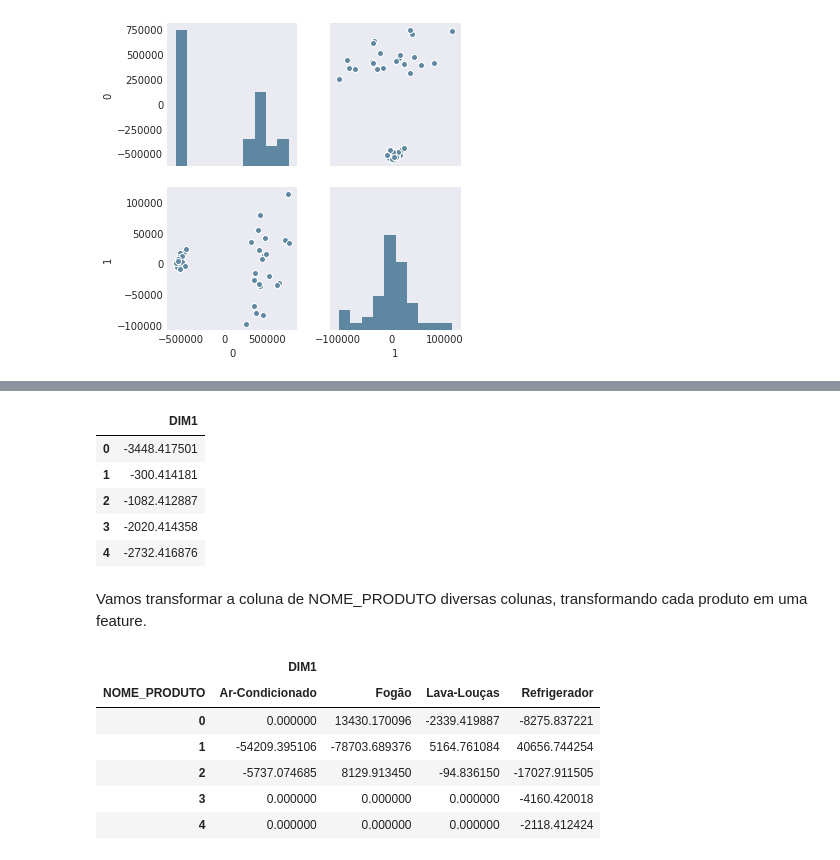
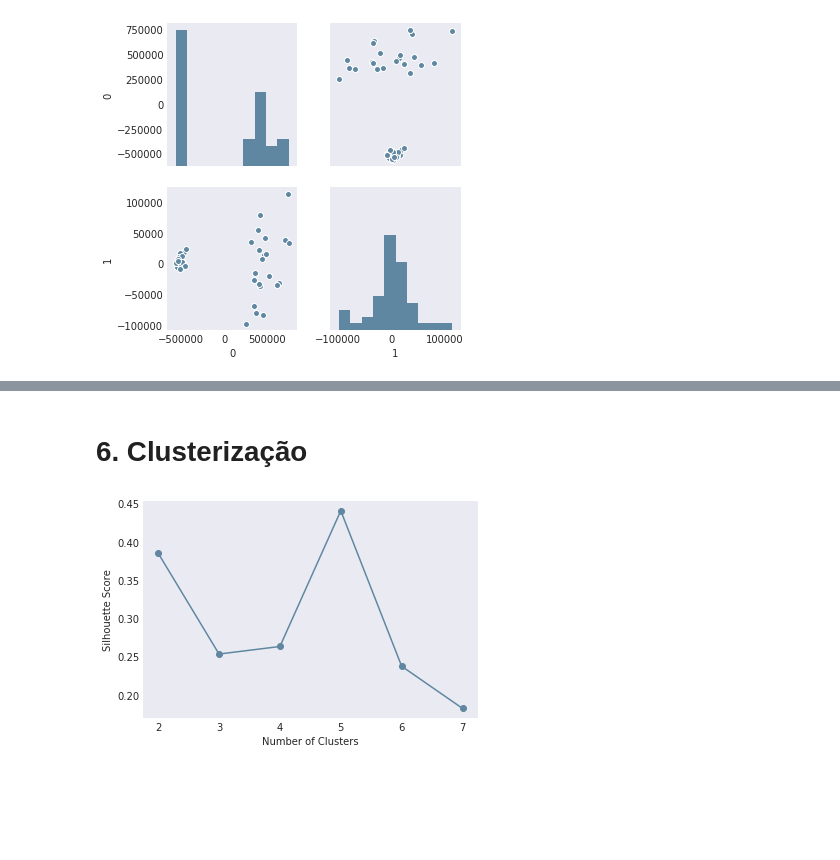
Before and after one commit to davibarreira/GPDPyBox, a Jupyter notebook: DataManipulation.ipynb, the cells around one changed output, grey strips where cells are left out. Cells and saved outputs as stored; diff of their text form; code cells hidden in the pictures; blank space fills up the shorter version.

Commit message:
chore: Clustering added

```diff
--- a/DataManipulation.ipynb
+++ b/DataManipulation.ipynb
@@ -543,3 +543,57 @@ components
 | NOME_PRODUTO | Ar-Condicionado | Fogão | Lava-Louças | Refrigerador | Ar-Condicionado | Fogão | Lava-Louças | ... |
 | Dimension 1 | 0.1406 | 0.2570 | 0.4239 | 0.857 | 0.0003 | 0.0005 | 0.0005 | ... |
 | Dimension 2 | -0.2207 | -0.8989 | 0.3554 | 0.130 | -0.0004 | -0.0017 | 0.0004 | ... |
+# %% [markdown]
+# 6. Clusterização
+# %%
+# TODO: Apply your clustering algorithm of choice to the reduced data
+from sklearn.mixture import GaussianMixture
+from sklearn.cluster import MiniBatchKMeans
+from sklearn.metrics import silhouette_score
+from matplotlib import pyplot as plt
+
+silhouette = np.zeros(len(range(2,8)))
+for i in range(2,8):
+#     clusterer = GaussianMixture(n_components=i)
+    clusterer = MiniBatchKMeans(n_clusters=i)
+    clusterer.fit(data_reduced)
+
+    # TODO: Predict the cluster for each data point
+    preds = clusterer.predict(data_reduced)
+
+    # TODO: Find the cluster centers
+    centers = clusterer.cluster_centers_
+#     centers = clusterer.means_
+
+    # TODO: Predict the cluster for each transformed sample data point
+    sample_preds = clusterer.predict(data_reduced)
+
+    # TODO: Calculate the mean silhouette coefficient for the number of clusters chosen
+    score = silhouette_score(data_reduced,labels=preds,metric='mahalanobis')
+    silhouette[i-2]=score
+plt.figure(figsize=(6,4))
+plt.plot(range(2,8),silhouette,'-o')
+plt.xlabel('Number of Clusters')
+plt.ylabel('Silhouette Score')
+
+#Best clustering
+
+# clusterer = GMM(n_components=2)
+clusterer = MiniBatchKMeans(n_clusters=2)
+clusterer.fit(data_reduced)
+
+# # TODO: Predict the cluster for each data point
+preds = clusterer.predict(data_reduced)
+centers = clusterer.cluster_centers_
+
+# # TODO: Find the cluster centers
+# centers = clusterer.means_
+
+# # TODO: Predict the cluster for each transformed sample data point
+# sample_preds = clusterer.predict(pca_samples)
+
+# # TODO: Calculate the mean silhouette coefficient for the number of clusters chosen
+# score = silhouette_score(data_reduced,labels=preds,metric='mahalanobis')
+# print('Score with two clusters = ', score)
+# %% [output]
+[figure, added]
@@ -546,10 +602,2 @@ components
 # %%
-data_reduced.columns = ['DIM1']
-data_reduced.head()
+data_reduced.columns = ["DIM1","DIM2",'CLUSTER']
-# %% [output]
-|  | DIM1 |
-| 0 | -3448.417501 |
-| 1 | -300.414181 |
-| 2 | -1082.412887 |
-| 3 | -2020.414358 |
-| 4 | -2732.416876 |
@@ -559,16 +603,0 @@ data_reduced['NOME_PRODUTO'] = data['NOME_PRODUTO']
-# %% [markdown]
-Vamos transformar a coluna de NOME_PRODUTO diversas colunas, transformando cada produto em uma feature.
-# %%
-data_reduced = pd.DataFrame(pd.pivot_table(data_reduced,index=['NOME_VENDEDOR'],columns=['NOME_PRODUTO'],
-               values=['DIM1'],
-               aggfunc='sum')).reset_index(drop=True)
-data_reduced.fillna(value=0,inplace=True)
-data_reduced.head()
-# %% [output]
-|  | DIM1 |  |  |  |
-| NOME_PRODUTO | Ar-Condicionado | Fogão | Lava-Louças | Refrigerador |
-| 0 | 0.000000 | 13430.170096 | -2339.419887 | -8275.837221 |
-| 1 | -54209.395106 | -78703.689376 | 5164.761084 | 40656.744254 |
-| 2 | -5737.074685 | 8129.913450 | -94.836150 | -17027.911505 |
-| 3 | 0.000000 | 0.000000 | 0.000000 | -4160.420018 |
-| 4 | 0.000000 | 0.000000 | 0.000000 | -2118.412424 |
```
Also changed, not shown: parts of 8 cells of this notebook.
